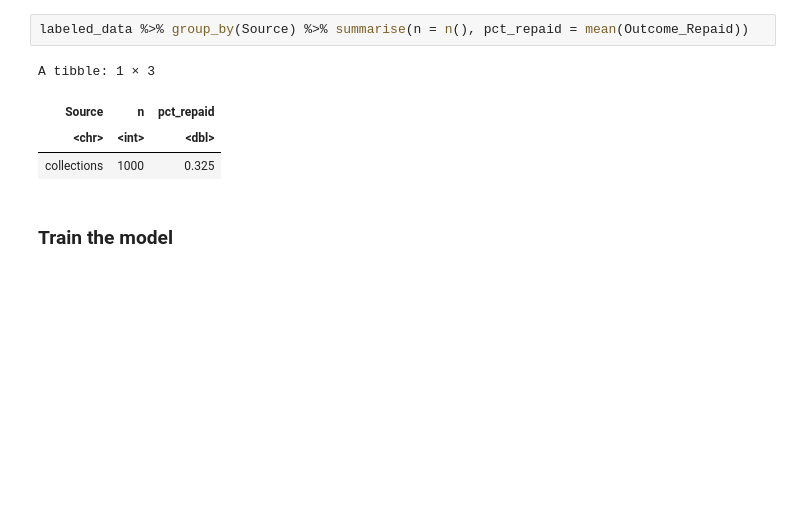
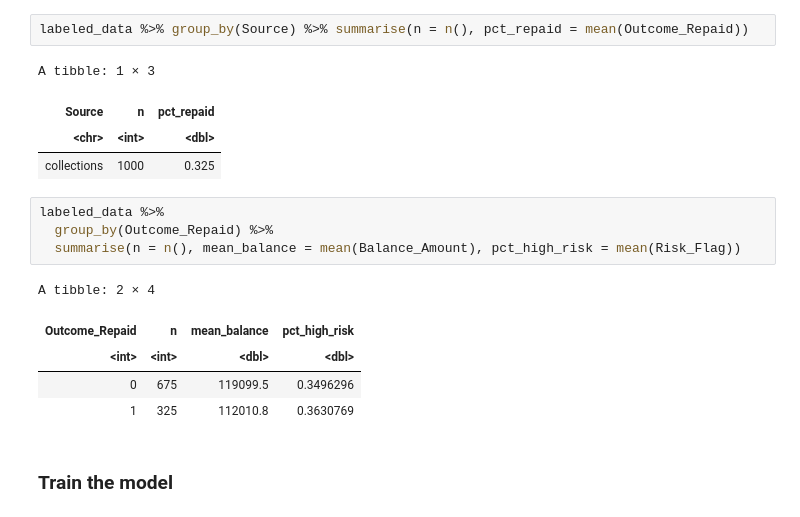
Before and after one commit to ChantelRM/Pursuit-Financial-Risk-Engine, a Jupyter notebook: financial_risk_analytics.ipynb, the cells around one changed output. Cells and saved outputs as stored; diff of their text form; blank space fills up the shorter version.

```diff
--- a/financial_risk_analytics.ipynb
+++ b/financial_risk_analytics.ipynb
@@ -370,6 +395,16 @@ A tibble: 1 × 3
 | Source | n | pct_repaid |
 | <chr> | <int> | <dbl> |
 | collections | 1000 | 0.325 |
+# %%
+labeled_data %>%
+  group_by(Outcome_Repaid) %>%
+  summarise(n = n(), mean_balance = mean(Balance_Amount), pct_high_risk = mean(Risk_Flag))
+# %% [output]
+A tibble: 2 × 4
+| Outcome_Repaid | n | mean_balance | pct_high_risk |
+| <int> | <int> | <dbl> | <dbl> |
+| 0 | 675 | 119099.5 | 0.3496296 |
+| 1 | 325 | 112010.8 | 0.3630769 |
 # %% [markdown]
 ### Train the model
 # %%
```
Also changed, not shown: parts of 9 cells of this notebook.
